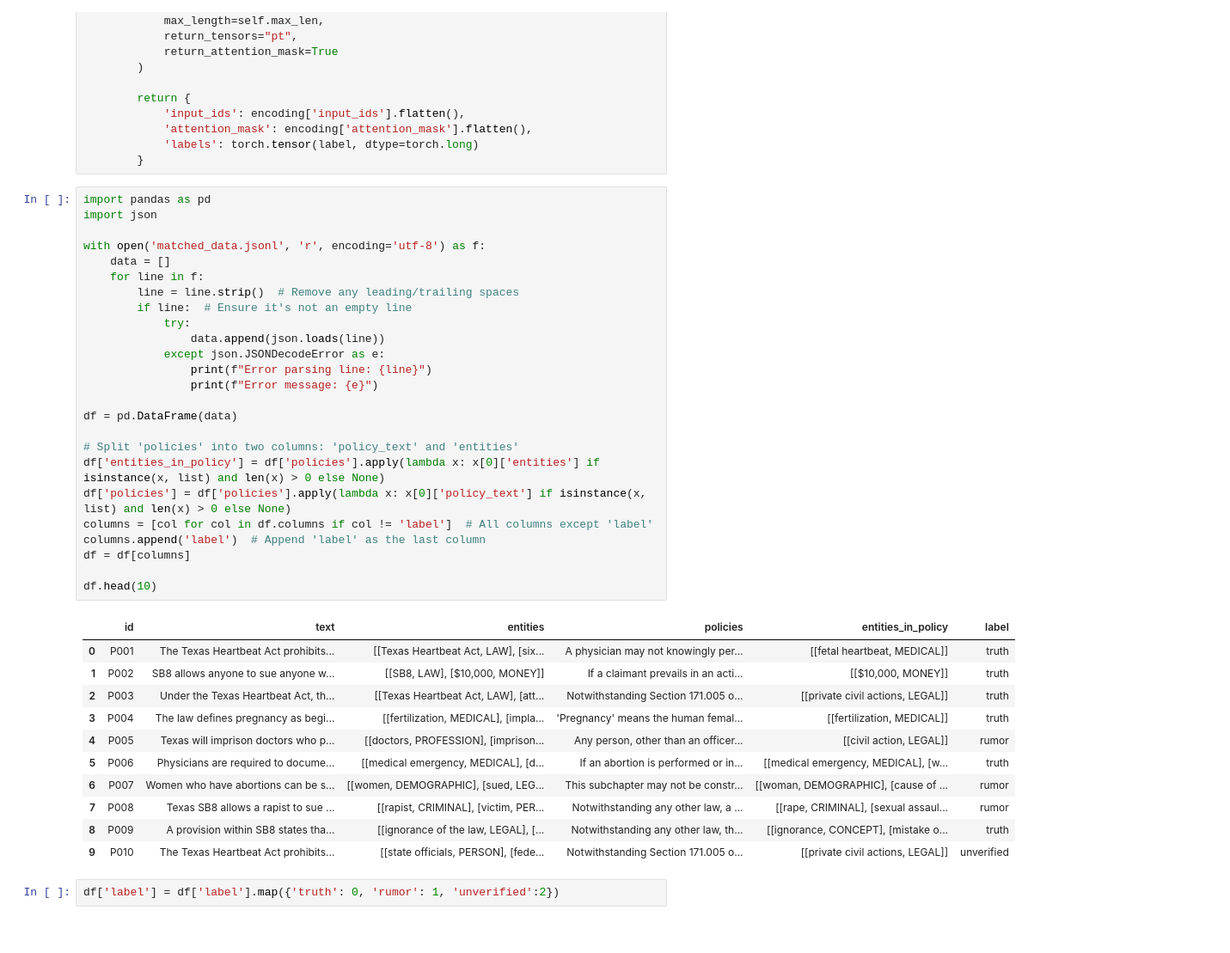
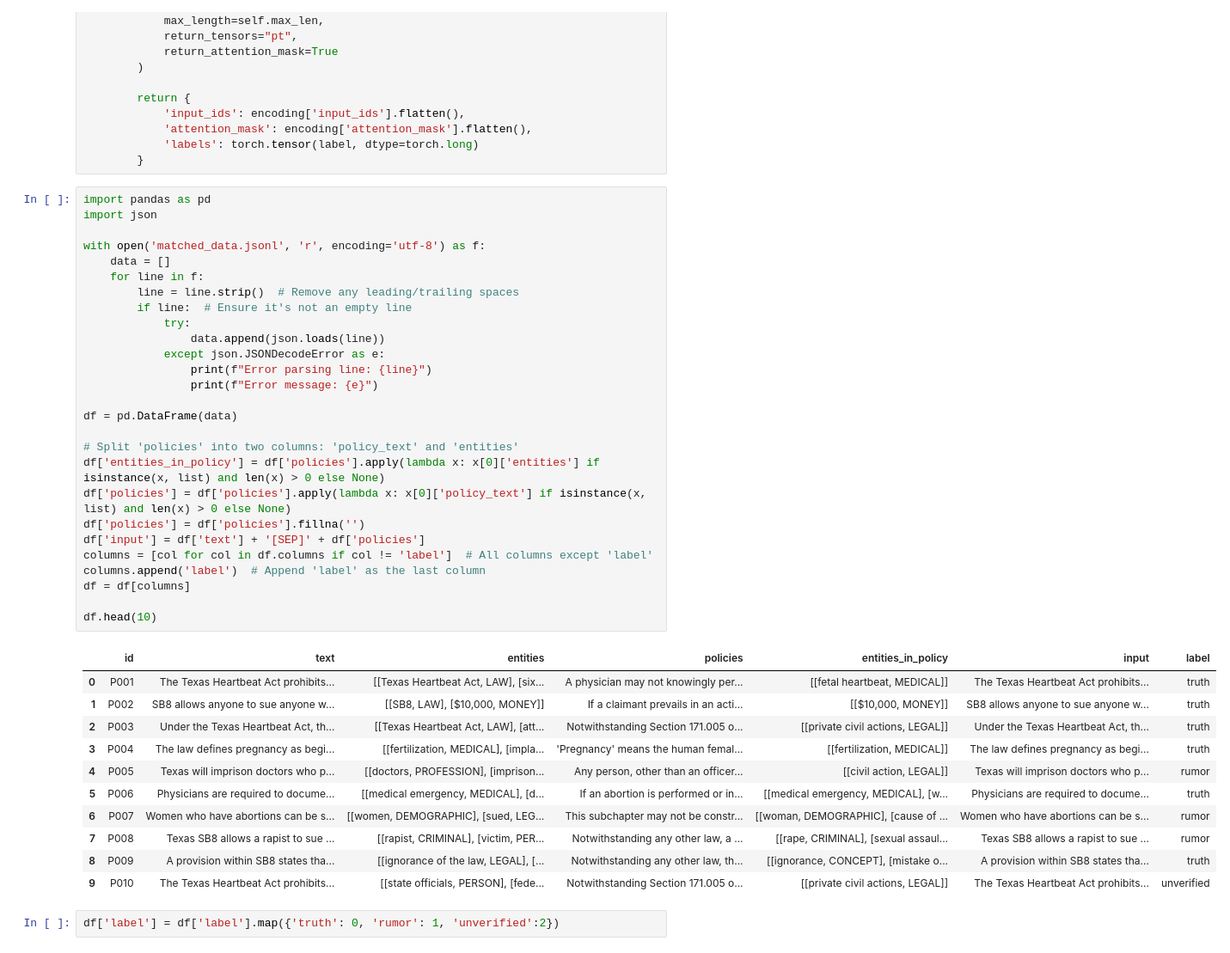
Before and after one commit to yannsusu/IntelliGuard, a Jupyter notebook: SystemCode/LoRa.ipynb, the cells around one changed output. Shown: that part at 86% size. Saved outputs shown, nothing was run; the diff lists cells and outputs as text.

```diff
--- a/SystemCode/LoRa.ipynb
+++ b/SystemCode/LoRa.ipynb
@@ -62,40 +94,42 @@ class MyRumorDataset(Dataset):
 # %%
 import pandas as pd
 import json
 
 with open('matched_data.jsonl', 'r', encoding='utf-8') as f:
     data = []
     for line in f:
         line = line.strip()  # Remove any leading/trailing spaces
         if line:  # Ensure it's not an empty line
             try:
                 data.append(json.loads(line))
             except json.JSONDecodeError as e:
                 print(f"Error parsing line: {line}")
                 print(f"Error message: {e}")
 
 df = pd.DataFrame(data)
 
 # Split 'policies' into two columns: 'policy_text' and 'entities'
 df['entities_in_policy'] = df['policies'].apply(lambda x: x[0]['entities'] if isinstance(x, list) and len(x) > 0 else None)
 df['policies'] = df['policies'].apply(lambda x: x[0]['policy_text'] if isinstance(x, list) and len(x) > 0 else None)
+df['policies'] = df['policies'].fillna('')
+df['input'] = df['text'] + '[SEP]' + df['policies']
 columns = [col for col in df.columns if col != 'label']  # All columns except 'label'
 columns.append('label')  # Append 'label' as the last column
 df = df[columns]
 
 df.head(10)
 # %% [output]
-|  | id | text | entities | policies | entities_in_policy | label |
-| 0 | P001 | The Texas Heartbeat Act prohibits... | [[Texas Heartbeat Act, LAW], [six... | A physician may not knowingly per... | [[fetal heartbeat, MEDICAL]] | truth |
-| 1 | P002 | SB8 allows anyone to sue anyone w... | [[SB8, LAW], [$10,000, MONEY]] | If a claimant prevails in an acti... | [[$10,000, MONEY]] | truth |
-| 2 | P003 | Under the Texas Heartbeat Act, th... | [[Texas Heartbeat Act, LAW], [att... | Notwithstanding Section 171.005 o... | [[private civil actions, LEGAL]] | truth |
-| 3 | P004 | The law defines pregnancy as begi... | [[fertilization, MEDICAL], [impla... | 'Pregnancy' means the human femal... | [[fertilization, MEDICAL]] | truth |
-| 4 | P005 | Texas will imprison doctors who p... | [[doctors, PROFESSION], [imprison... | Any person, other than an officer... | [[civil action, LEGAL]] | rumor |
-| 5 | P006 | Physicians are required to docume... | [[medical emergency, MEDICAL], [d... | If an abortion is performed or in... | [[medical emergency, MEDICAL], [w... | truth |
-| 6 | P007 | Women who have abortions can be s... | [[women, DEMOGRAPHIC], [sued, LEG... | This subchapter may not be constr... | [[woman, DEMOGRAPHIC], [cause of ... | rumor |
-| 7 | P008 | Texas SB8 allows a rapist to sue ... | [[rapist, CRIMINAL], [victim, PER... | Notwithstanding any other law, a ... | [[rape, CRIMINAL], [sexual assaul... | rumor |
-| 8 | P009 | A provision within SB8 states tha... | [[ignorance of the law, LEGAL], [... | Notwithstanding any other law, th... | [[ignorance, CONCEPT], [mistake o... | truth |
-| 9 | P010 | The Texas Heartbeat Act prohibits... | [[state officials, PERSON], [fede... | Notwithstanding Section 171.005 o... | [[private civil actions, LEGAL]] | unverified |
+|  | id | text | entities | policies | entities_in_policy | input | label |
+| 0 | P001 | The Texas Heartbeat Act prohibits... | [[Texas Heartbeat Act, LAW], [six... | A physician may not knowingly per... | [[fetal heartbeat, MEDICAL]] | The Texas Heartbeat Act prohibits... | truth |
+| 1 | P002 | SB8 allows anyone to sue anyone w... | [[SB8, LAW], [$10,000, MONEY]] | If a claimant prevails in an acti... | [[$10,000, MONEY]] | SB8 allows anyone to sue anyone w... | truth |
+| 2 | P003 | Under the Texas Heartbeat Act, th... | [[Texas Heartbeat Act, LAW], [att... | Notwithstanding Section 171.005 o... | [[private civil actions, LEGAL]] | Under the Texas Heartbeat Act, th... | truth |
+| 3 | P004 | The law defines pregnancy as begi... | [[fertilization, MEDICAL], [impla... | 'Pregnancy' means the human femal... | [[fertilization, MEDICAL]] | The law defines pregnancy as begi... | truth |
+| 4 | P005 | Texas will imprison doctors who p... | [[doctors, PROFESSION], [imprison... | Any person, other than an officer... | [[civil action, LEGAL]] | Texas will imprison doctors who p... | rumor |
+| 5 | P006 | Physicians are required to docume... | [[medical emergency, MEDICAL], [d... | If an abortion is performed or in... | [[medical emergency, MEDICAL], [w... | Physicians are required to docume... | truth |
+| 6 | P007 | Women who have abortions can be s... | [[women, DEMOGRAPHIC], [sued, LEG... | This subchapter may not be constr... | [[woman, DEMOGRAPHIC], [cause of ... | Women who have abortions can be s... | rumor |
+| 7 | P008 | Texas SB8 allows a rapist to sue ... | [[rapist, CRIMINAL], [victim, PER... | Notwithstanding any other law, a ... | [[rape, CRIMINAL], [sexual assaul... | Texas SB8 allows a rapist to sue ... | rumor |
+| 8 | P009 | A provision within SB8 states tha... | [[ignorance of the law, LEGAL], [... | Notwithstanding any other law, th... | [[ignorance, CONCEPT], [mistake o... | A provision within SB8 states tha... | truth |
+| 9 | P010 | The Texas Heartbeat Act prohibits... | [[state officials, PERSON], [fede... | Notwithstanding Section 171.005 o... | [[private civil actions, LEGAL]] | The Texas Heartbeat Act prohibits... | unverified |
 # %%
 df['label'] = df['label'].map({'truth': 0, 'rumor': 1, 'unverified':2})
 # %%
```
Also changed, not shown: parts of 13 cells of this notebook, 2 other files.
